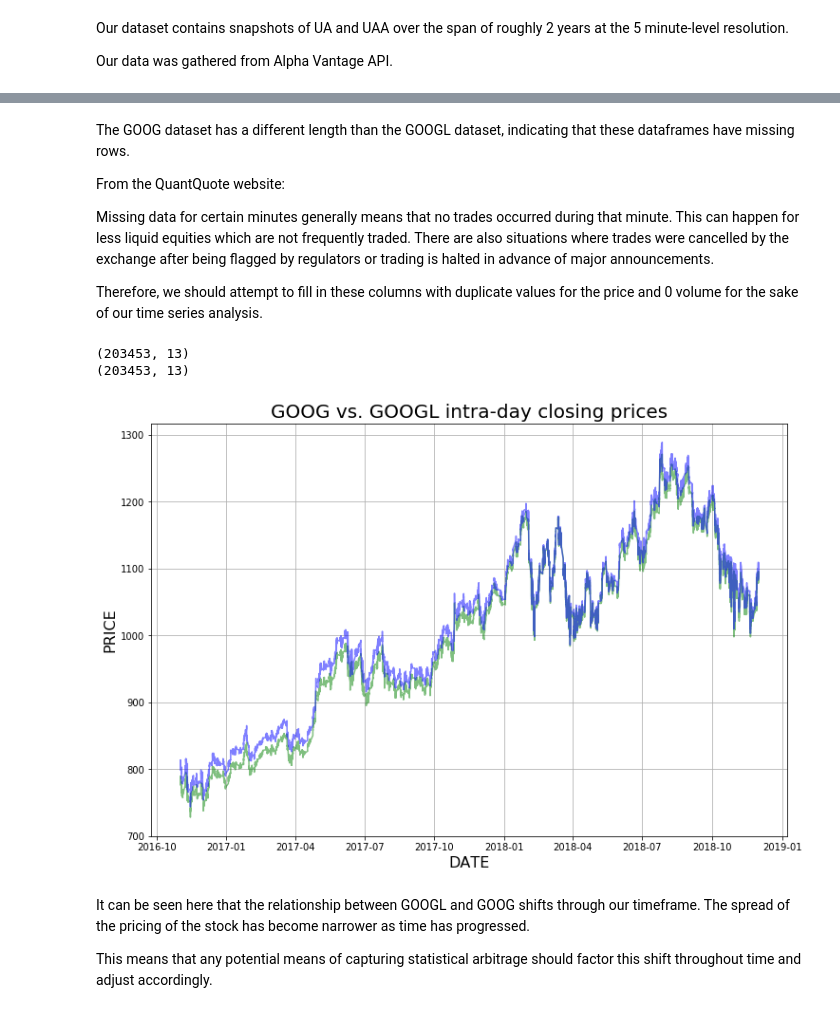
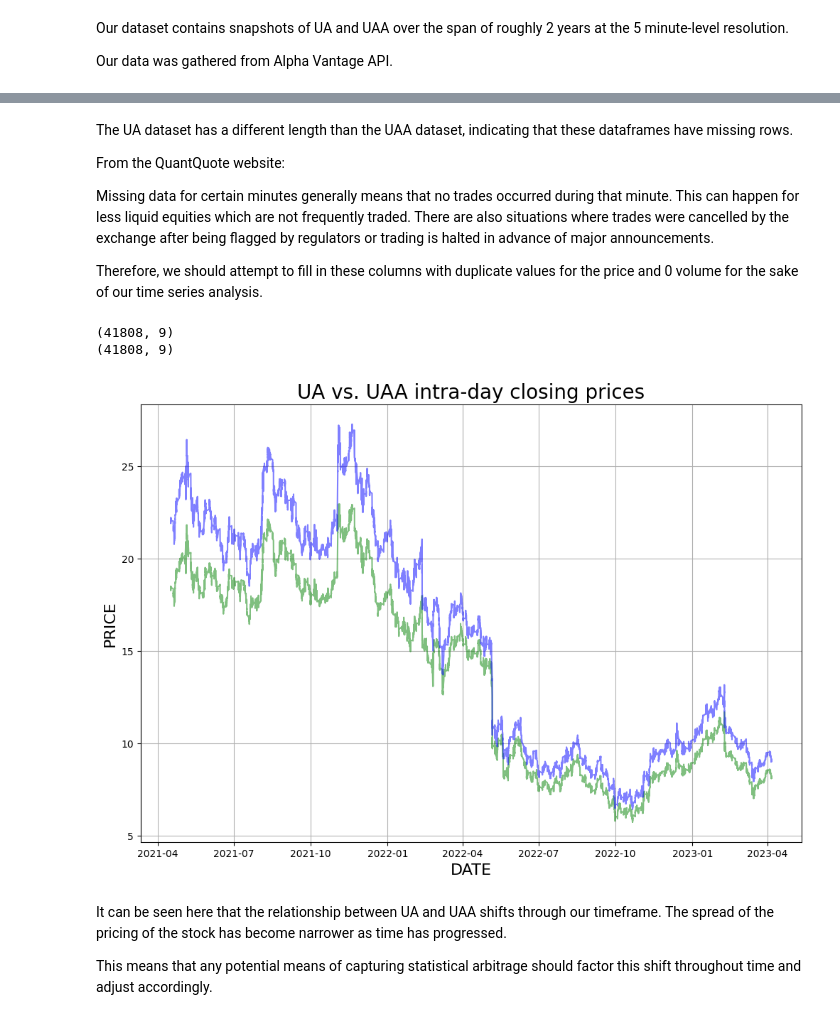
Before and after one commit to jiaqi-xi/HighFrequencyTradingSVMs, a Jupyter notebook: notebooks/Data_Exploration.ipynb, the cells around one changed output, grey strips where cells are left out. Cells and saved outputs as stored; diff of their text form; code cells hidden in the pictures.

```diff
--- a/notebooks/Data_Exploration.ipynb
+++ b/notebooks/Data_Exploration.ipynb
@@ -122,5 +120,5 @@ print(df_uaa.shape)
 # %% [markdown]
-The GOOG dataset has a different length than the GOOGL dataset, indicating that these dataframes have missing rows.
+The UA dataset has a different length than the UAA dataset, indicating that these dataframes have missing rows.
 
 From the QuantQuote website:
 
@@ -128,36 +126,36 @@ Missing data for certain minutes generally means that no trades occurred during
 
 Therefore, we should attempt to fill in these columns with duplicate values for the price and 0 volume for the sake of our time series analysis.
 # %%
-goog_missing_times = set(df_goog.TIMESTAMP).difference(set(df_googl.TIMESTAMP))
+ua_missing_times = set(df_ua.TIMESTAMP).difference(set(df_uaa.TIMESTAMP))
 
-googl_missing_times = set(df_googl.TIMESTAMP).difference(set(df_goog.TIMESTAMP))
+uaa_missing_times = set(df_uaa.TIMESTAMP).difference(set(df_ua.TIMESTAMP))
 
-total_missing_times = goog_missing_times.union(googl_missing_times)
+total_missing_times = ua_missing_times.union(uaa_missing_times)
 # %%
 df_ticker = df_ticker[~df_ticker.TIMESTAMP.isin(total_missing_times)]
 # %%
-df_goog = df_ticker.query("TICKER =='GOOG'").reset_index()
-df_googl = df_ticker.query("TICKER =='GOOGL'").reset_index()
+df_ua = df_ticker.query("ticker =='UA'").reset_index()
+df_uaa = df_ticker.query("ticker =='UAA'").reset_index()
 
-print(df_goog.shape)
-print(df_googl.shape)
+print(df_ua.shape)
+print(df_uaa.shape)
 # %% [output]
-(203453, 13)
-(203453, 13)
+(41808, 9)
+(41808, 9)
 # %%
 plt.figure(figsize=(12, 8))
 
-plt.plot(df_goog["TIMESTAMP"], df_goog["CLOSE"], color='green', alpha=0.5, label='GOOG')
-plt.plot(df_googl["TIMESTAMP"], df_googl["CLOSE"], color='blue', alpha=0.5, label='GOOGL')
+plt.plot(df_ua["TIMESTAMP"], df_ua["close"], color='green', alpha=0.5, label='UA')
+plt.plot(df_uaa["TIMESTAMP"], df_uaa["close"], color='blue', alpha=0.5, label='UAA')
 
-plt.title('GOOG vs. GOOGL intra-day closing prices', fontsize=20)
+plt.title('UA vs. UAA intra-day closing prices', fontsize=20)
 plt.xlabel('DATE', fontsize=16)
 plt.ylabel('PRICE', fontsize=16)
 
 plt.grid()
 # %% [output]
-[figure, old version]
+[figure, new version]
 # %% [markdown]
-It can be seen here that the relationship between GOOGL and GOOG shifts through our timeframe. The spread of the pricing of the stock has become narrower as time has progressed.
+It can be seen here that the relationship between UA and UAA shifts through our timeframe. The spread of the pricing of the stock has become narrower as time has progressed.
 
 This means that any potential means of capturing statistical arbitrage should factor this shift throughout time and adjust accordingly.
```
Also changed, not shown: parts of 6 cells of this notebook, 15 other files.
